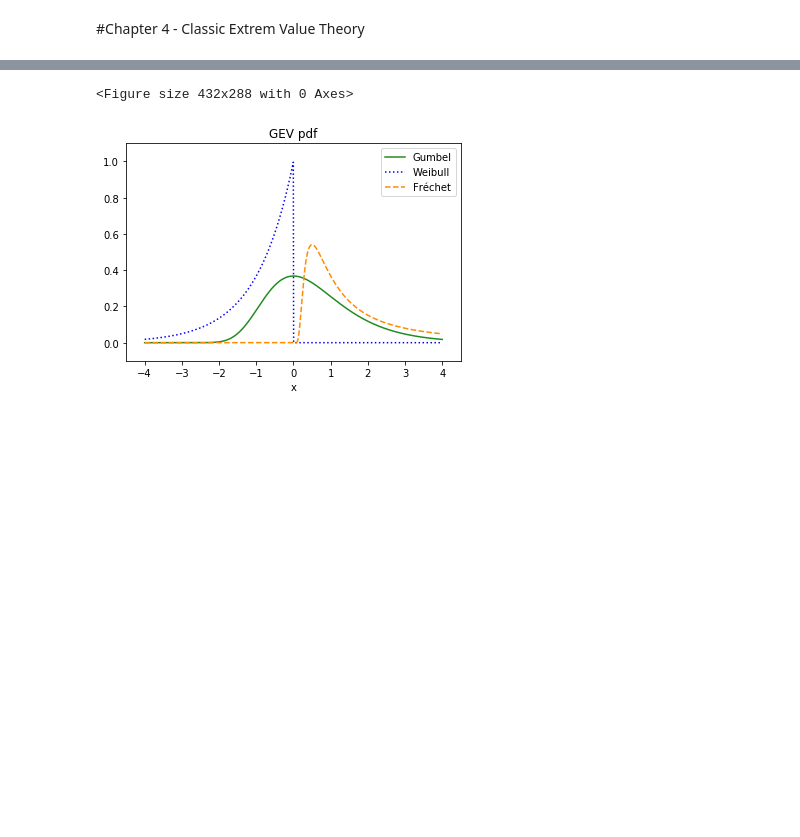
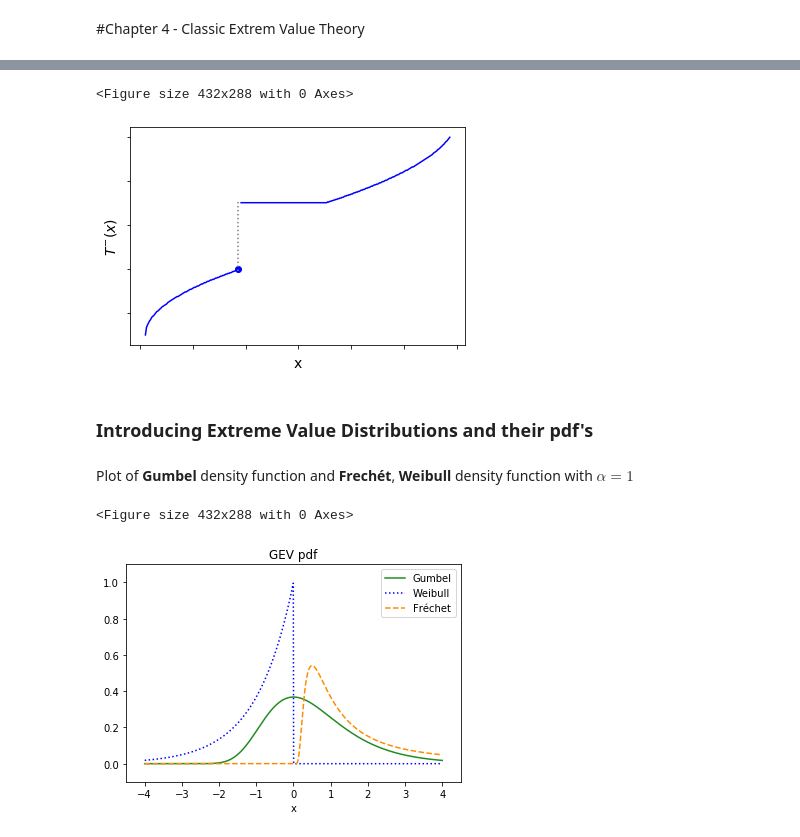
Before and after one commit to nathalieveronika/extreme_value_theory, a Jupyter notebook: 4ClassicEVT.ipynb, the cells around one changed output, grey strips where cells are left out. Cells and saved outputs as stored; diff of their text form; code cells hidden in the pictures; blank space fills up the shorter version.

```diff
--- a/4ClassicEVT.ipynb
+++ b/4ClassicEVT.ipynb
@@ -22,3 +54,43 @@ filepath = '/content/drive/My Drive/Bachelor Arbeit OLD/Plots/'
+# %%
+from bisect import bisect_left
+
+def find_ge(a, x):
+    'Find leftmost item greater than or equal to x'
+    i = bisect_left(a, x)
+    if i != len(a):
+        return i#a[i]
+    raise ValueError
+# %%
+f = plt.figure()
+fig, ax = plt.subplots()
+yvalues= yvalues1+yvalues2+yvalues3
+x = np.linspace(-1,8,300)
+
+y = np.linspace(0.5,29.36,300)
+gen_inverse = []
+for i in y:
+  gen_inverse.append(x[find_ge(yvalues, i)])
+y1 = y[0:94]
+plt.plot(y1,gen_inverse[0:94],color="blue")
+y2 = y[94:180]
+plt.plot(y2,gen_inverse[94:180],color="blue")
+y3 = y[180:300]
+plt.plot(y3,gen_inverse[180:300],color="blue")
+plt.axvline(x=9.3, ymin=0.34, ymax=0.66,linestyle=':',color="grey")
+plt.scatter(9.3,2,color="blue")
+plt.xlabel('x',fontsize=14)
+plt.ylabel('$T^{-}(x)$',fontsize=14)
+ax.set_yticklabels([])
+ax.set_xticklabels([])
+plt.savefig(filepath+"geninverse_function_T.png", bbox_inches = 'tight')
+plt.show()
+# %% [output]
+<Figure size 432x288 with 0 Axes>
+[figure, added]
+# %% [markdown]
+### Introducing Extreme Value Distributions and their pdf's
+# %% [markdown]
+Plot of **Gumbel** density function and **Frechét**, **Weibull** density function with $\alpha = 1$
 # %%
 import math
 import numpy as np
```
Also changed, not shown: parts of 14 cells of this notebook.
